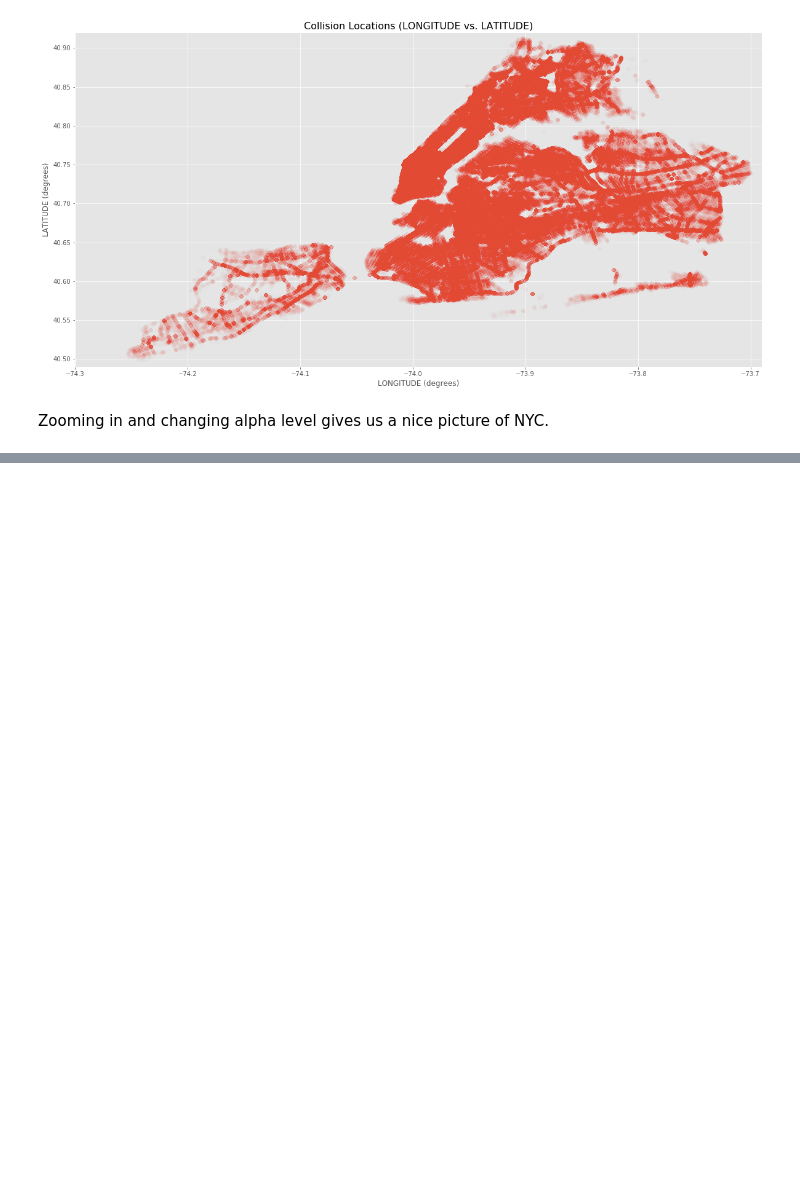
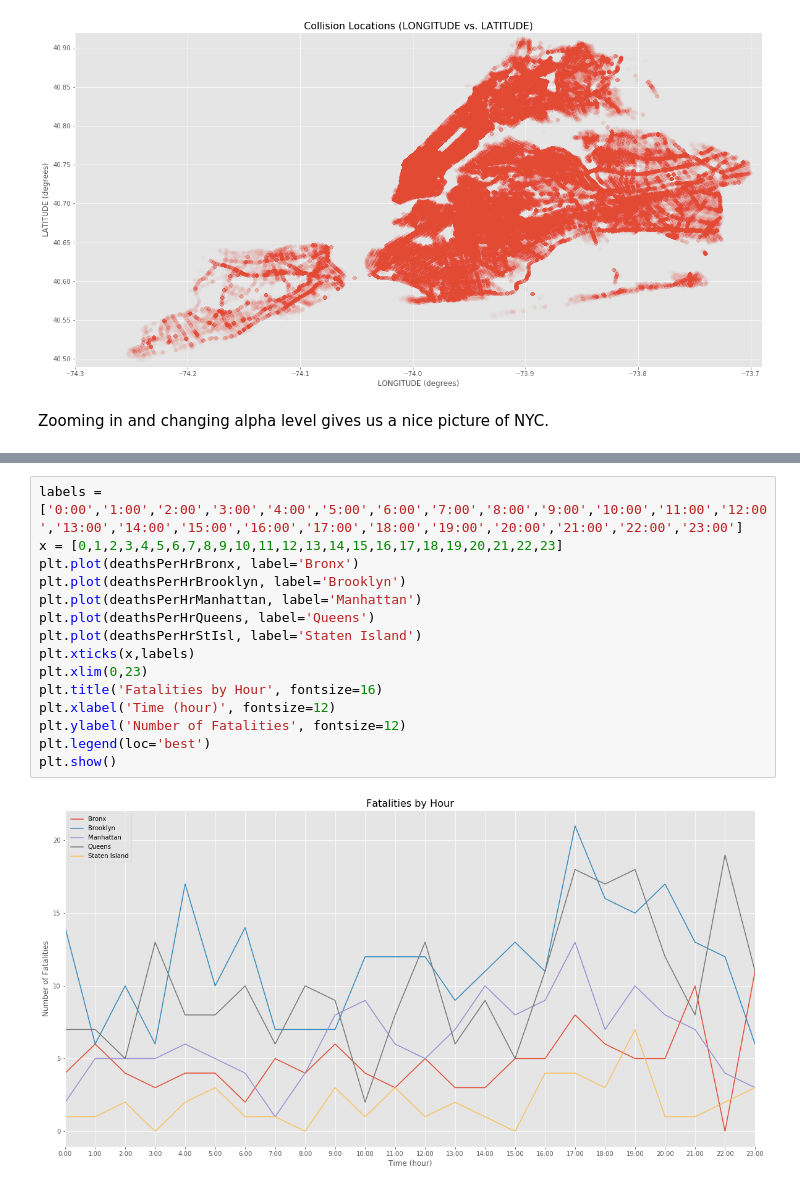
Before and after one commit to nealrea/collisionViz, a Jupyter notebook: data_exploration/data_manipulation_NR.ipynb, the cells around one changed output, grey strips where cells are left out. Drawn from its saved outputs; the diff is of its cells as text; blank space fills up the shorter version.

```diff
--- a/data_exploration/data_manipulation_NR.ipynb
+++ b/data_exploration/data_manipulation_NR.ipynb
@@ -78,0 +234,17 @@ Zooming in and changing alpha level gives us a nice picture of NYC.
+# %%
+labels = ['0:00','1:00','2:00','3:00','4:00','5:00','6:00','7:00','8:00','9:00','10:00','11:00','12:00','13:00','14:00','15:00','16:00','17:00','18:00','19:00','20:00','21:00','22:00','23:00']
+x = [0,1,2,3,4,5,6,7,8,9,10,11,12,13,14,15,16,17,18,19,20,21,22,23]
+plt.plot(deathsPerHrBronx, label='Bronx')
+plt.plot(deathsPerHrBrooklyn, label='Brooklyn')
+plt.plot(deathsPerHrManhattan, label='Manhattan')
+plt.plot(deathsPerHrQueens, label='Queens')
+plt.plot(deathsPerHrStIsl, label='Staten Island')
+plt.xticks(x,labels)
+plt.xlim(0,23)
+plt.title('Fatalities by Hour', fontsize=16)
+plt.xlabel('Time (hour)', fontsize=12)
+plt.ylabel('Number of Fatalities', fontsize=12)
+plt.legend(loc='best')
+plt.show()
+# %% [output]
+[figure, added]
```
Also changed, not shown: parts of 12 cells of this notebook.
